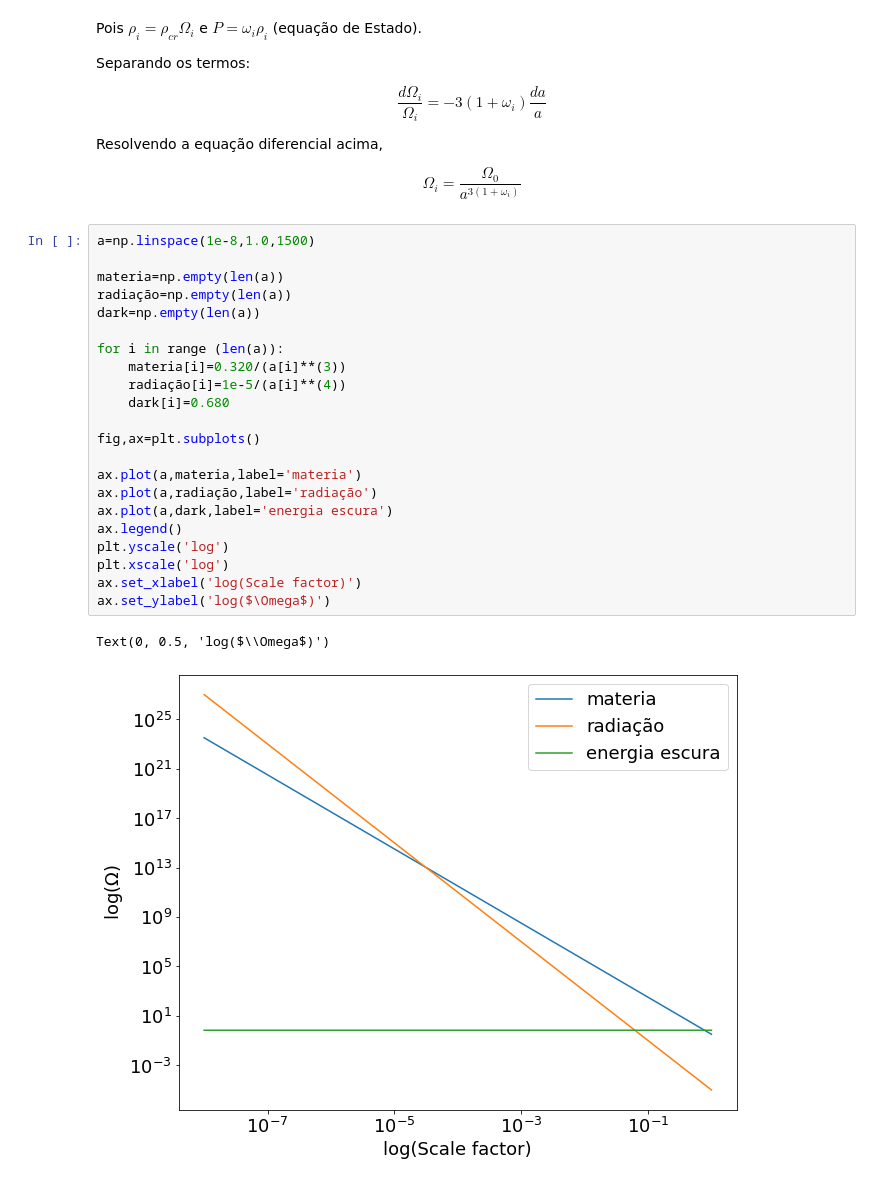
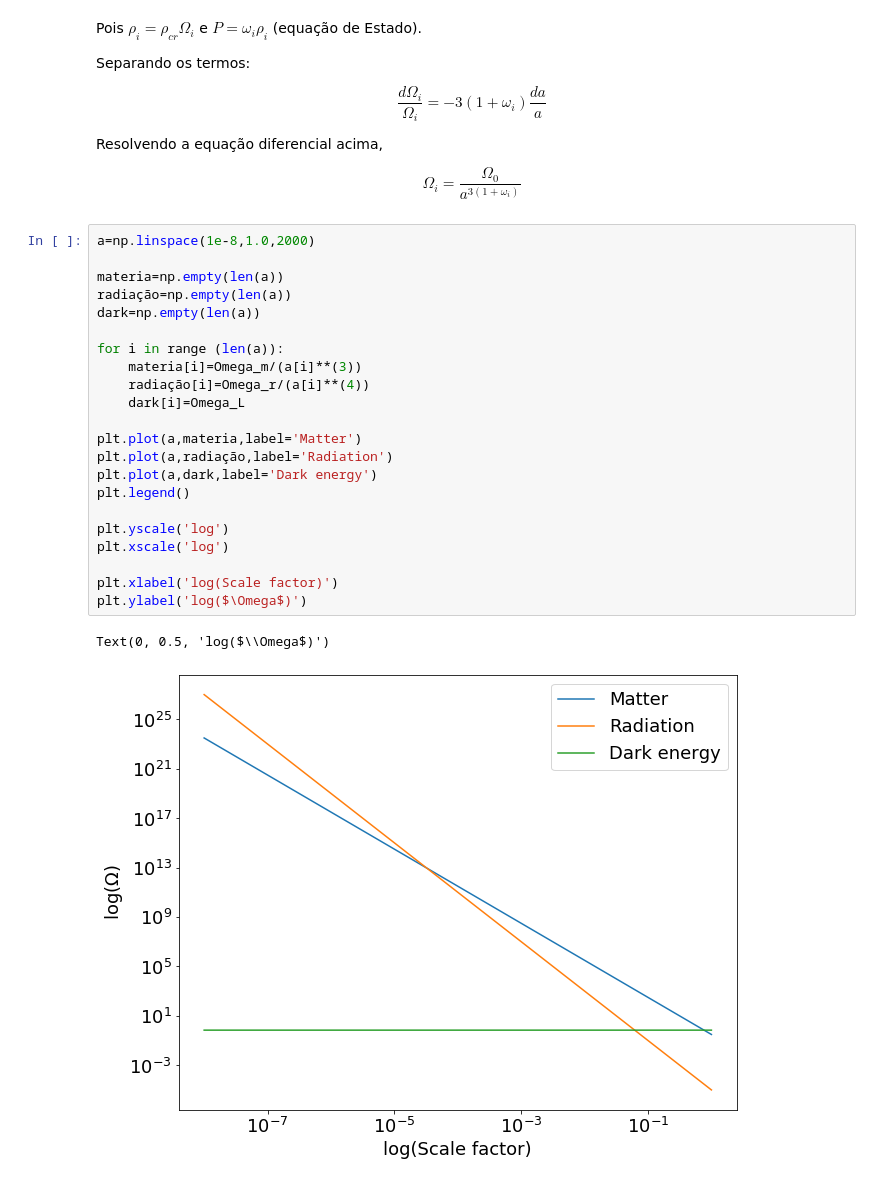
Before and after one commit to Corbanez97/Angular-correlation-CMB, a Jupyter notebook: UFE.ipynb, the cells around one changed output. Drawn from its saved outputs; the diff is of its cells as text.

```diff
--- a/UFE.ipynb
+++ b/UFE.ipynb
@@ -190,27 +192,27 @@ Resolvendo a equação diferencial acima,
 
 $$ \Omega_i = \frac{\Omega_0}{a^{3(1+\omega_i)}} $$
 # %%
-a=np.linspace(1e-8,1.0,1500)
+a=np.linspace(1e-8,1.0,2000)
 
 materia=np.empty(len(a))
 radiação=np.empty(len(a))
 dark=np.empty(len(a))
 
 for i in range (len(a)):
-    materia[i]=0.320/(a[i]**(3))
-    radiação[i]=1e-5/(a[i]**(4))
-    dark[i]=0.680
+    materia[i]=Omega_m/(a[i]**(3))
+    radiação[i]=Omega_r/(a[i]**(4))
+    dark[i]=Omega_L
 
-fig,ax=plt.subplots()
+plt.plot(a,materia,label='Matter')
+plt.plot(a,radiação,label='Radiation')
+plt.plot(a,dark,label='Dark energy')
+plt.legend()
 
-ax.plot(a,materia,label='materia')
-ax.plot(a,radiação,label='radiação')
-ax.plot(a,dark,label='energia escura')
-ax.legend()
 plt.yscale('log')
 plt.xscale('log')
-ax.set_xlabel('log(Scale factor)')
-ax.set_ylabel('log($\Omega$)')
+
+plt.xlabel('log(Scale factor)')
+plt.ylabel('log($\Omega$)')
 # %% [output]
 Text(0, 0.5, 'log($\\Omega$)')
-[figure, old version]
+[figure, new version]
```
Also changed, not shown: parts of 13 cells of this notebook.
